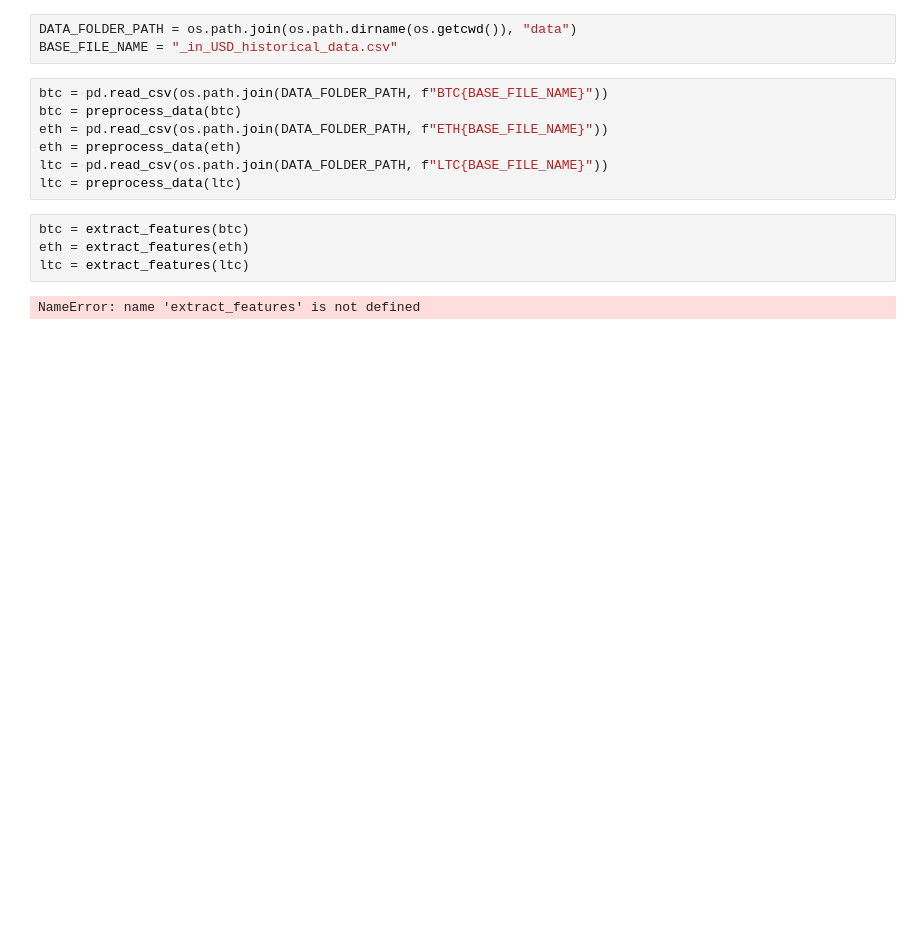
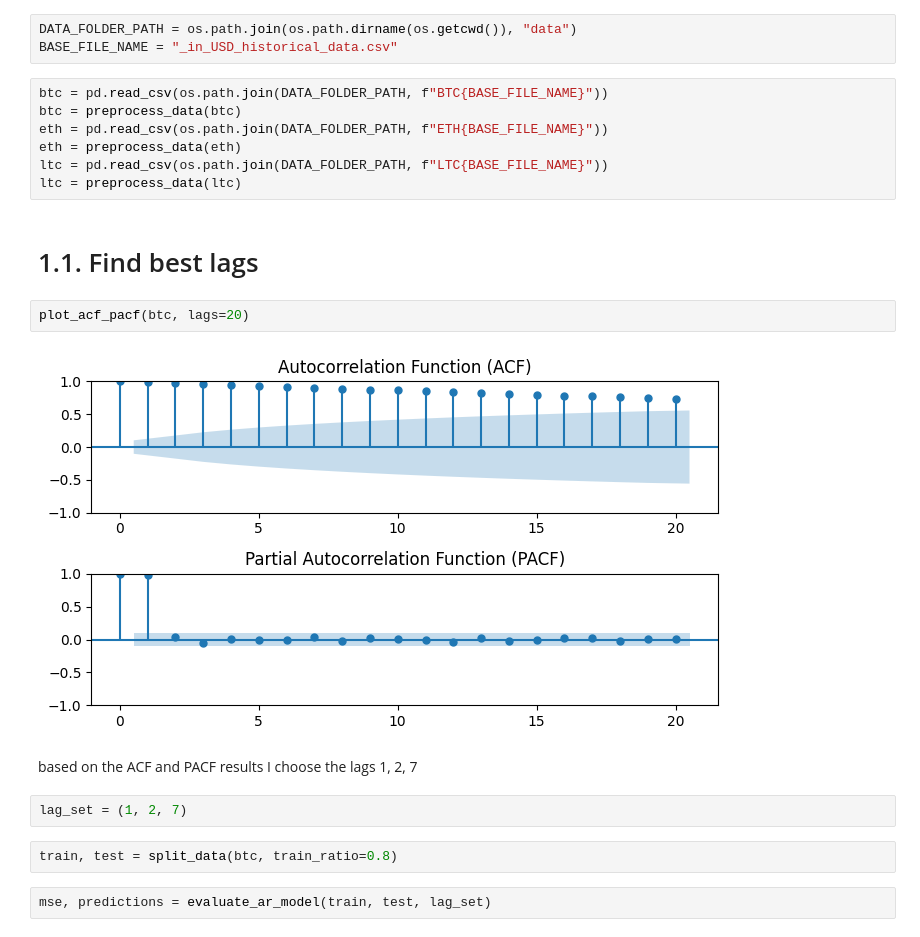
Before and after one commit to nakovnikolas/crypto-prediction-app, a Jupyter notebook: notebooks/training_experiments.ipynb, the cells around one changed output. Cells and saved outputs as stored; diff of their text form; blank space fills up the shorter version.

```diff
--- a/notebooks/training_experiments.ipynb
+++ b/notebooks/training_experiments.ipynb
@@ -20,9 +29,17 @@ eth = pd.read_csv(os.path.join(DATA_FOLDER_PATH, f"ETH{BASE_FILE_NAME}"))
 eth = preprocess_data(eth)
 ltc = pd.read_csv(os.path.join(DATA_FOLDER_PATH, f"LTC{BASE_FILE_NAME}"))
 ltc = preprocess_data(ltc)
-# %%
-btc = extract_features(btc)
-eth = extract_features(eth)
-ltc = extract_features(ltc)
-# %% [output]
-NameError: name 'extract_features' is not defined
+# %% [markdown]
+# 1.1. Find best lags
+# %%
+plot_acf_pacf(btc, lags=20)
+# %% [output]
+[figure, added]
+# %% [markdown]
+based on the ACF and PACF results I choose the lags 1, 2, 7
+# %%
+lag_set = (1, 2, 7)
+# %%
+train, test = split_data(btc, train_ratio=0.8)
+# %%
+mse, predictions = evaluate_ar_model(train, test, lag_set)
```
Also changed, not shown: parts of 8 cells of this notebook, 6 other files.
